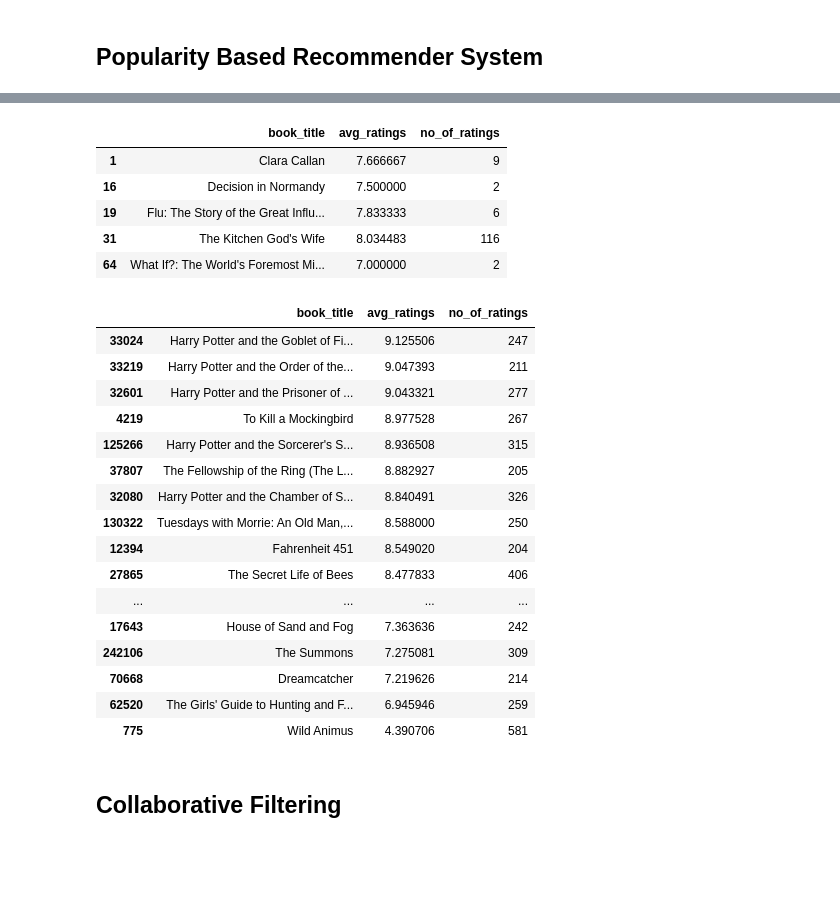
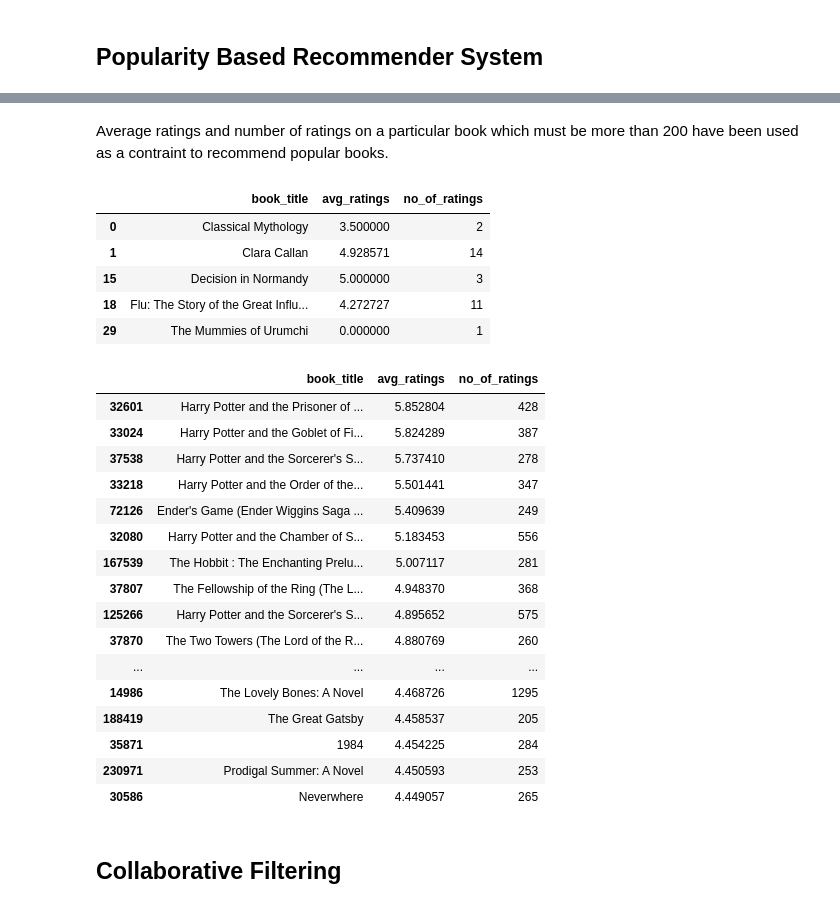
Before and after one commit to sahu-vishal/Book-Recommendation-System, a Jupyter notebook: Book_Recommendation_System.ipynb, the cells around one changed output, grey strips where cells are left out. Drawn from its saved outputs; the diff is of its cells as text; code cells hidden in the pictures; blank space fills up the shorter version.

```diff
--- a/Book_Recommendation_System.ipynb
+++ b/Book_Recommendation_System.ipynb
@@ -417,3 +487,6 @@ merged_df[(merged_df['year_of_publication'] == 'DK Publishing Inc') | (merged_df
 | 913994 | 137190 | 31.0 | 2070426769 | 0 | Peuple du ciel, suivi de 'Les Ber... | 2003 | Gallimard | http://images.amazon.com/images/P... | ... |
 | 946370 | 169663 | NaN | 078946697X | 0 | DK Readers: Creating the X-Men, H... | 2000 | DK Publishing Inc | http://images.amazon.com/images/P... | ... |
 | 946371 | 227771 | 19.0 | 078946697X | 7 | DK Readers: Creating the X-Men, H... | 2000 | DK Publishing Inc | http://images.amazon.com/images/P... | ... |
+# %%
+pd.set_option('display.max_colwidth', -1)
+df_books.head()
@@ -584,12 +663,14 @@ Explicit ratings have been used because we don't want to recommend a book having
+# %% [markdown]
+Average ratings and number of ratings on a particular book which must be more than 200 have been used as a contraint to recommend popular books.
 # %%
 # Create column average ratings using groupby on book title because some of the books have same book title but different isbn number
-explicit_ratings_df['avg_ratings'] = explicit_ratings_df.groupby('book_title')['book_rating'].transform('mean')
+merged_df['avg_ratings'] = merged_df.groupby('book_title')['book_rating'].transform('mean')
 
 # Create column number of ratings
-explicit_ratings_df['no_of_ratings'] = explicit_ratings_df.groupby('book_title')['book_rating'].transform('count')
+merged_df['no_of_ratings'] = merged_df.groupby('book_title')['book_rating'].transform('count')
 
 # Create new data frame popular_df
-popular_df = explicit_ratings_df[['book_title','avg_ratings','no_of_ratings']]
+popular_df = merged_df[['book_title','avg_ratings','no_of_ratings']]
 # %%
 # Drop duplicate books
 popular_df.drop_duplicates('book_title',inplace=True)
@@ -597,35 +678,35 @@ popular_df.drop_duplicates('book_title',inplace=True)
 popular_df.head()
 # %% [output]
 |  | book_title | avg_ratings | no_of_ratings |
-| 1 | Clara Callan | 7.666667 | 9 |
-| 16 | Decision in Normandy | 7.500000 | 2 |
-| 19 | Flu: The Story of the Great Influ... | 7.833333 | 6 |
-| 31 | The Kitchen God's Wife | 8.034483 | 116 |
-| 64 | What If?: The World's Foremost Mi... | 7.000000 | 2 |
+| 0 | Classical Mythology | 3.500000 | 2 |
+| 1 | Clara Callan | 4.928571 | 14 |
+| 15 | Decision in Normandy | 5.000000 | 3 |
+| 18 | Flu: The Story of the Great Influ... | 4.272727 | 11 |
+| 29 | The Mummies of Urumchi | 0.000000 | 1 |
 # %%
 # Applying a constraint of number of ratings greater tha 200 to only keep the most popular books
 popular_df = popular_df[popular_df['no_of_ratings']>200].sort_values('avg_ratings',ascending=False)
 # %%
 # Top 50 recommended books
-popular_df.head(50)
+popular_df.head(20)
 # %% [output]
 |  | book_title | avg_ratings | no_of_ratings |
-| 33024 | Harry Potter and the Goblet of Fi... | 9.125506 | 247 |
-| 33219 | Harry Potter and the Order of the... | 9.047393 | 211 |
-| 32601 | Harry Potter and the Prisoner of ... | 9.043321 | 277 |
-| 4219 | To Kill a Mockingbird | 8.977528 | 267 |
-| 125266 | Harry Potter and the Sorcerer's S... | 8.936508 | 315 |
-| 37807 | The Fellowship of the Ring (The L... | 8.882927 | 205 |
-| 32080 | Harry Potter and the Chamber of S... | 8.840491 | 326 |
-| 130322 | Tuesdays with Morrie: An Old Man,... | 8.588000 | 250 |
-| 12394 | Fahrenheit 451 | 8.549020 | 204 |
-| 27865 | The Secret Life of Bees | 8.477833 | 406 |
+| 32601 | Harry Potter and the Prisoner of ... | 5.852804 | 428 |
+| 33024 | Harry Potter and the Goblet of Fi... | 5.824289 | 387 |
+| 37538 | Harry Potter and the Sorcerer's S... | 5.737410 | 278 |
+| 33218 | Harry Potter and the Order of the... | 5.501441 | 347 |
+| 72126 | Ender's Game (Ender Wiggins Saga ... | 5.409639 | 249 |
+| 32080 | Harry Potter and the Chamber of S... | 5.183453 | 556 |
+| 167539 | The Hobbit : The Enchanting Prelu... | 5.007117 | 281 |
+| 37807 | The Fellowship of the Ring (The L... | 4.948370 | 368 |
+| 125266 | Harry Potter and the Sorcerer's S... | 4.895652 | 575 |
+| 37870 | The Two Towers (The Lord of the R... | 4.880769 | 260 |
 | ... | ... | ... | ... |
-| 17643 | House of Sand and Fog | 7.363636 | 242 |
-| 242106 | The Summons | 7.275081 | 309 |
-| 70668 | Dreamcatcher | 7.219626 | 214 |
-| 62520 | The Girls' Guide to Hunting and F... | 6.945946 | 259 |
-| 775 | Wild Animus | 4.390706 | 581 |
+| 14986 | The Lovely Bones: A Novel | 4.468726 | 1295 |
+| 188419 | The Great Gatsby | 4.458537 | 205 |
+| 35871 | 1984 | 4.454225 | 284 |
+| 230971 | Prodigal Summer: A Novel | 4.450593 | 253 |
+| 30586 | Neverwhere | 4.449057 | 265 |
 # %% [markdown]
 ## **Collaborative Filtering**
 # %% [markdown]
```
Also changed, not shown: parts of 110 cells of this notebook.
